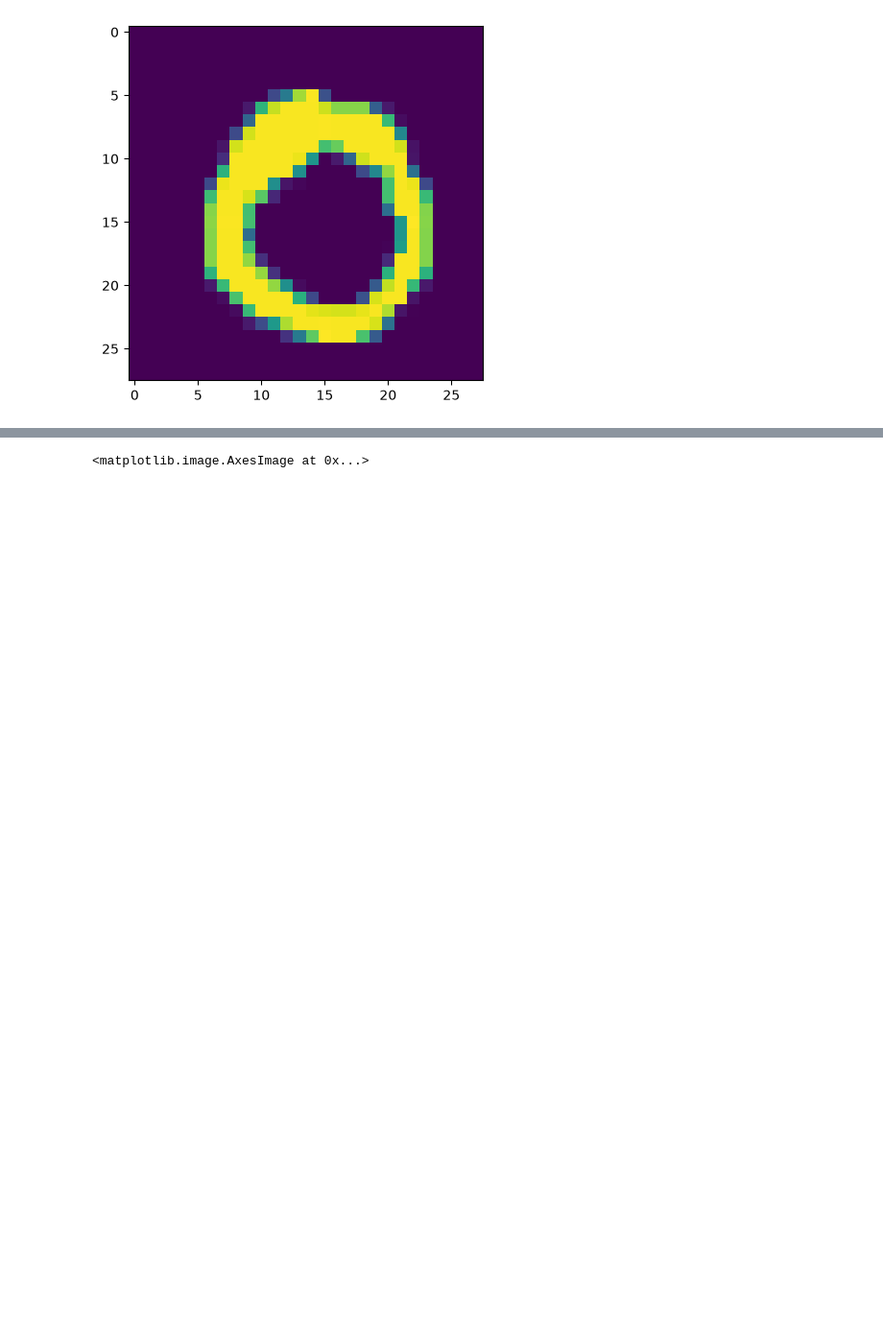
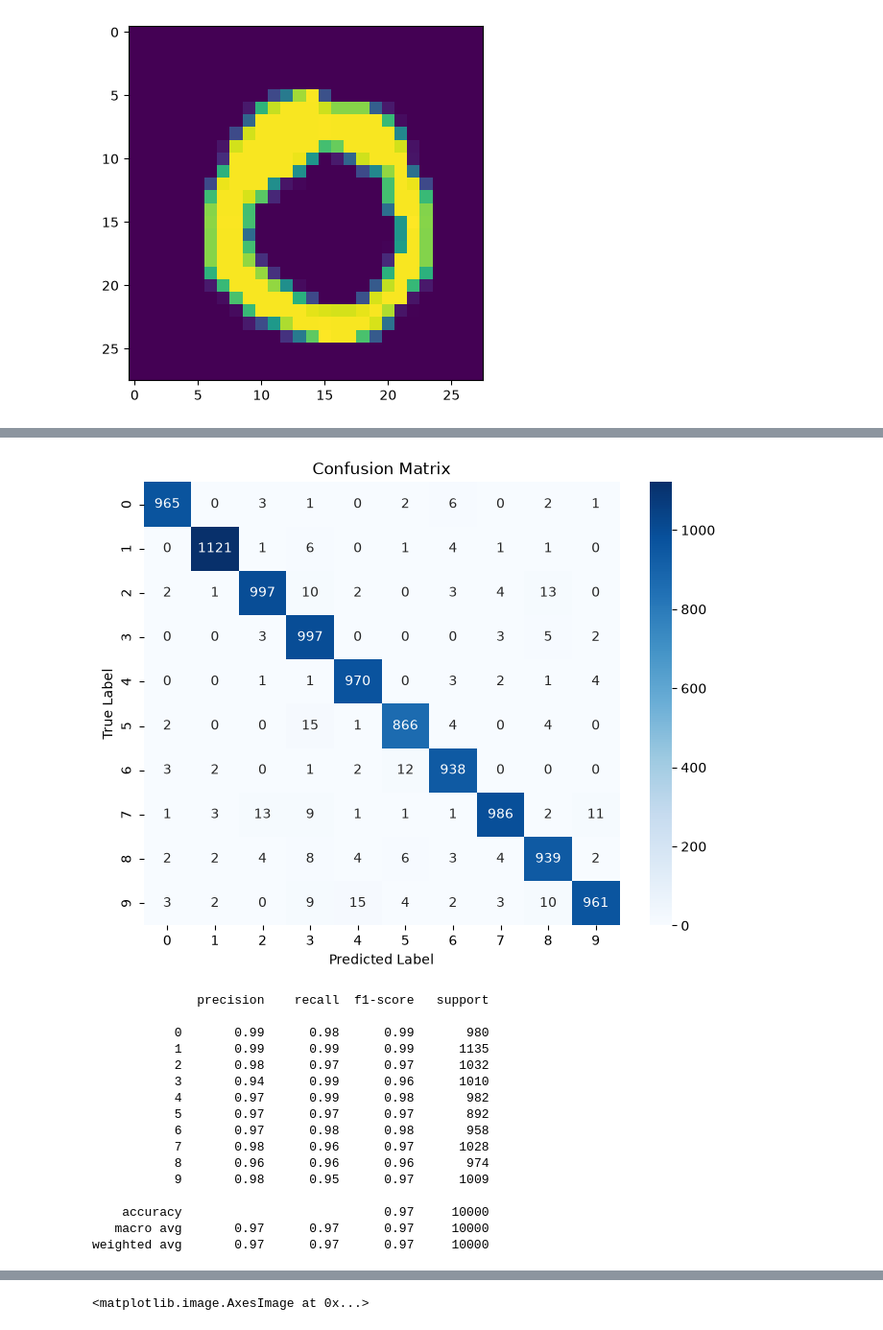
Before and after one commit to tarunpuniya/Machine-Learning, a Jupyter notebook: Deeplearning/practise/image.ipynb, the cells around one changed output, grey strips where cells are left out. Shown at 96% size. Drawn from its saved outputs; the diff is of its cells as text; code cells hidden in the pictures; blank space fills up the shorter version.

```diff
--- a/Deeplearning/practise/image.ipynb
+++ b/Deeplearning/practise/image.ipynb
@@ -95,0 +130,28 @@ Epoch 100/100
+# %%
+import matplotlib.pyplot as plt
+import numpy as np
+import seaborn as sns
+from sklearn.metrics import classification_report, confusion_matrix
+
+# Predictions nikalein
+y_pred_probs = model.predict(X_test)
+y_pred = np.argmax(y_pred_probs, axis=1)
+
+# Categorical/Sparse mismatch handle karein agar y_test one-hot ho
+if len(y_test.shape) > 1 and y_test.shape[1] > 1:
+  y_true = np.argmax(y_test, axis=1)
+else:
+  y_true = y_test
+
+# Confusion Matrix Visualise Karein
+cm = confusion_matrix(y_true, y_pred)
+plt.figure(figsize=(8, 6))
+sns.heatmap(cm, annot=True, fmt='d', cmap='Blues')
+plt.xlabel('Predicted Label')
+plt.ylabel('True Label')
+plt.title('Confusion Matrix')
+plt.show()
+
+# Detailed Precision, Recall, F1-Score
+print(classification_report(y_true, y_pred))
+# %% [output]
@@ -96,3 +159,20 @@ Epoch 100/100
+[figure, added]
+              precision    recall  f1-score   support
+
+           0       0.99      0.98      0.99       980
+           1       0.99      0.99      0.99      1135
+           2       0.98      0.97      0.97      1032
+           3       0.94      0.99      0.96      1010
+           4       0.97      0.99      0.98       982
+           5       0.97      0.97      0.97       892
+           6       0.97      0.98      0.98       958
+           7       0.98      0.96      0.97      1028
+           8       0.96      0.96      0.96       974
+           9       0.98      0.95      0.97      1009
+
+    accuracy                           0.97     10000
+   macro avg       0.97      0.97      0.97     10000
+weighted avg       0.97      0.97      0.97     10000
 # %%
 plt.plot(history.history['accuracy'])
 # %% [output]
```
Also changed, not shown: parts of 15 cells of this notebook.
